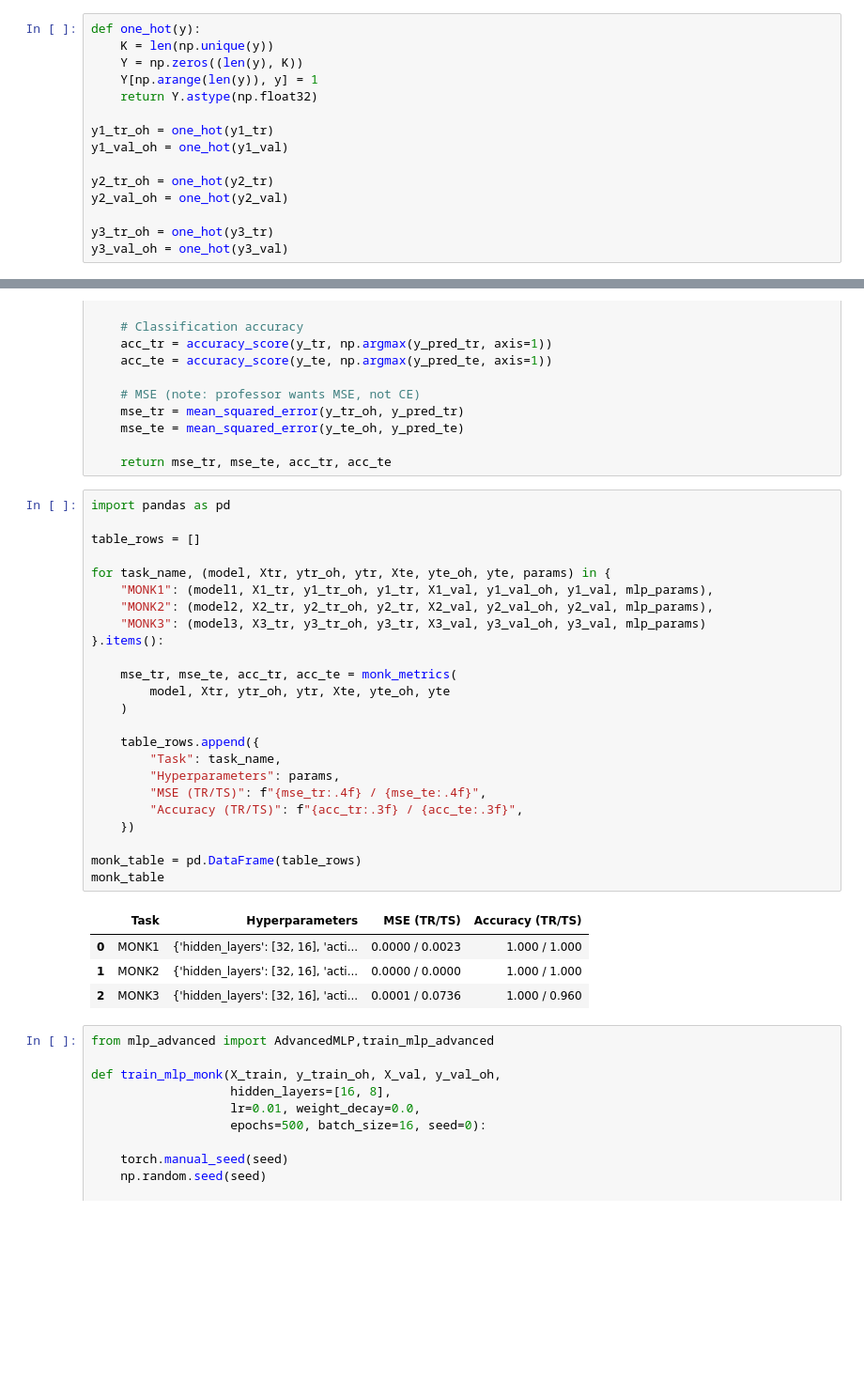
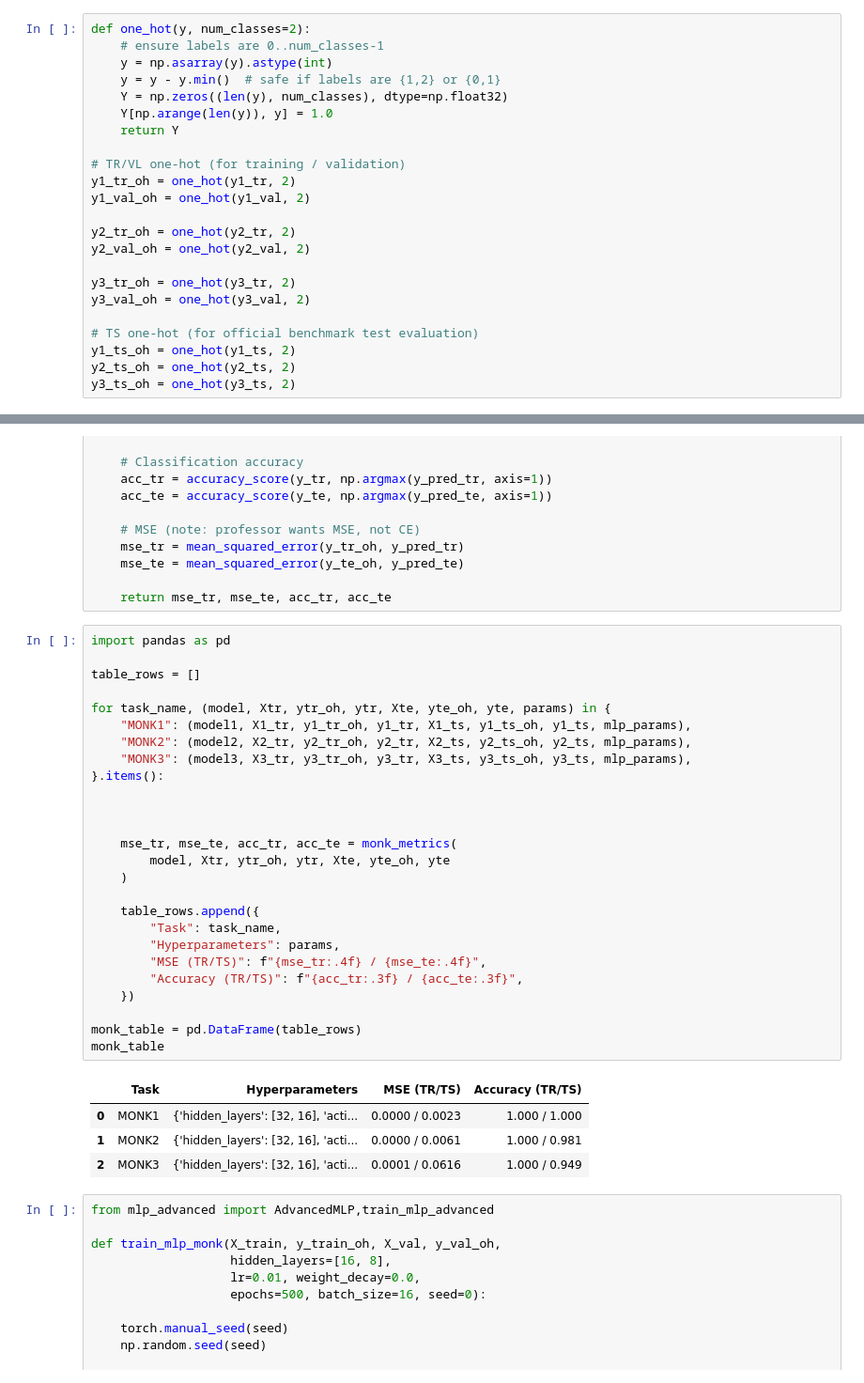
Before and after one commit to NourHamid04/ML-PAL-CUP, a Jupyter notebook: notebooks/00_MONK_experiments.ipynb, the cells around one changed output, grey strips where cells are left out. Shown at 94% size. Cells and saved outputs as stored; diff of their text form; blank space fills up the shorter version.

```diff
--- a/notebooks/00_MONK_experiments.ipynb
+++ b/notebooks/00_MONK_experiments.ipynb
@@ -70,20 +94,28 @@ X1_tr, X1_val, y1_tr, y1_val = split(X1, y1)
 X2_tr, X2_val, y2_tr, y2_val = split(X2, y2)
 X3_tr, X3_val, y3_tr, y3_val = split(X3, y3)
 # %%
-def one_hot(y):
-    K = len(np.unique(y))
-    Y = np.zeros((len(y), K))
-    Y[np.arange(len(y)), y] = 1
-    return Y.astype(np.float32)
+def one_hot(y, num_classes=2):
+    # ensure labels are 0..num_classes-1
+    y = np.asarray(y).astype(int)
+    y = y - y.min()  # safe if labels are {1,2} or {0,1}
+    Y = np.zeros((len(y), num_classes), dtype=np.float32)
+    Y[np.arange(len(y)), y] = 1.0
+    return Y
 
-y1_tr_oh = one_hot(y1_tr)
-y1_val_oh = one_hot(y1_val)
+# TR/VL one-hot (for training / validation)
+y1_tr_oh = one_hot(y1_tr, 2)
+y1_val_oh = one_hot(y1_val, 2)
 
-y2_tr_oh = one_hot(y2_tr)
-y2_val_oh = one_hot(y2_val)
+y2_tr_oh = one_hot(y2_tr, 2)
+y2_val_oh = one_hot(y2_val, 2)
 
-y3_tr_oh = one_hot(y3_tr)
-y3_val_oh = one_hot(y3_val)
+y3_tr_oh = one_hot(y3_tr, 2)
+y3_val_oh = one_hot(y3_val, 2)
+
+# TS one-hot (for official benchmark test evaluation)
+y1_ts_oh = one_hot(y1_ts, 2)
+y2_ts_oh = one_hot(y2_ts, 2)
+y3_ts_oh = one_hot(y3_ts, 2)
 # %%
 mlp_params = {
     "hidden_layers": [32, 16],
@@ -192,32 +224,34 @@ def monk_metrics(model, X_tr, y_tr_oh, y_tr,
 # %%
 import pandas as pd
 
 table_rows = []
 
 for task_name, (model, Xtr, ytr_oh, ytr, Xte, yte_oh, yte, params) in {
-    "MONK1": (model1, X1_tr, y1_tr_oh, y1_tr, X1_val, y1_val_oh, y1_val, mlp_params),
-    "MONK2": (model2, X2_tr, y2_tr_oh, y2_tr, X2_val, y2_val_oh, y2_val, mlp_params),
-    "MONK3": (model3, X3_tr, y3_tr_oh, y3_tr, X3_val, y3_val_oh, y3_val, mlp_params)
+    "MONK1": (model1, X1_tr, y1_tr_oh, y1_tr, X1_ts, y1_ts_oh, y1_ts, mlp_params),
+    "MONK2": (model2, X2_tr, y2_tr_oh, y2_tr, X2_ts, y2_ts_oh, y2_ts, mlp_params),
+    "MONK3": (model3, X3_tr, y3_tr_oh, y3_tr, X3_ts, y3_ts_oh, y3_ts, mlp_params),
 }.items():
+
+
 
     mse_tr, mse_te, acc_tr, acc_te = monk_metrics(
         model, Xtr, ytr_oh, ytr, Xte, yte_oh, yte
     )
 
     table_rows.append({
         "Task": task_name,
         "Hyperparameters": params,
         "MSE (TR/TS)": f"{mse_tr:.4f} / {mse_te:.4f}",
         "Accuracy (TR/TS)": f"{acc_tr:.3f} / {acc_te:.3f}",
     })
 
 monk_table = pd.DataFrame(table_rows)
 monk_table
 # %% [output]
 |  | Task | Hyperparameters | MSE (TR/TS) | Accuracy (TR/TS) |
 | 0 | MONK1 | {'hidden_layers': [32, 16], 'acti... | 0.0000 / 0.0023 | 1.000 / 1.000 |
-| 1 | MONK2 | {'hidden_layers': [32, 16], 'acti... | 0.0000 / 0.0000 | 1.000 / 1.000 |
-| 2 | MONK3 | {'hidden_layers': [32, 16], 'acti... | 0.0001 / 0.0736 | 1.000 / 0.960 |
+| 1 | MONK2 | {'hidden_layers': [32, 16], 'acti... | 0.0000 / 0.0061 | 1.000 / 0.981 |
+| 2 | MONK3 | {'hidden_layers': [32, 16], 'acti... | 0.0001 / 0.0616 | 1.000 / 0.949 |
 # %%
 from mlp_advanced import AdvancedMLP,train_mlp_advanced
 
```
Also changed, not shown: parts of 2 cells of this notebook.
